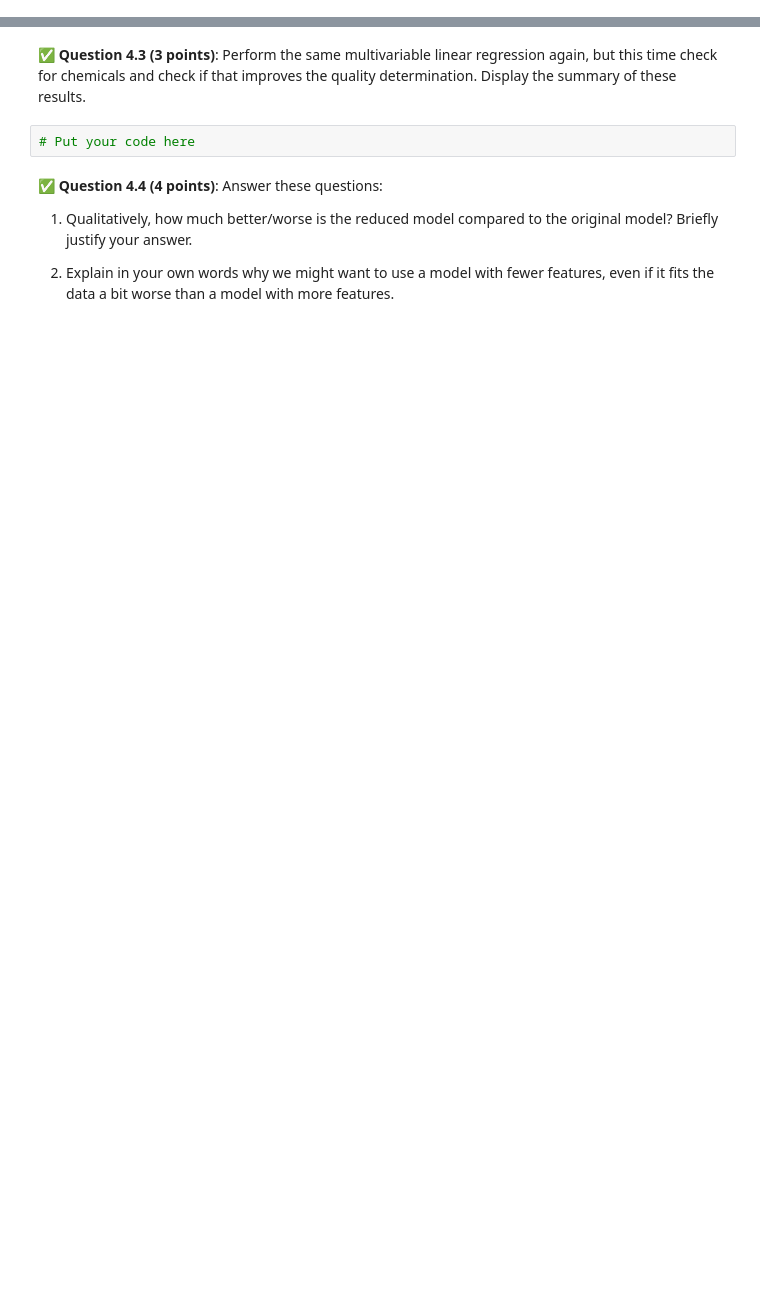
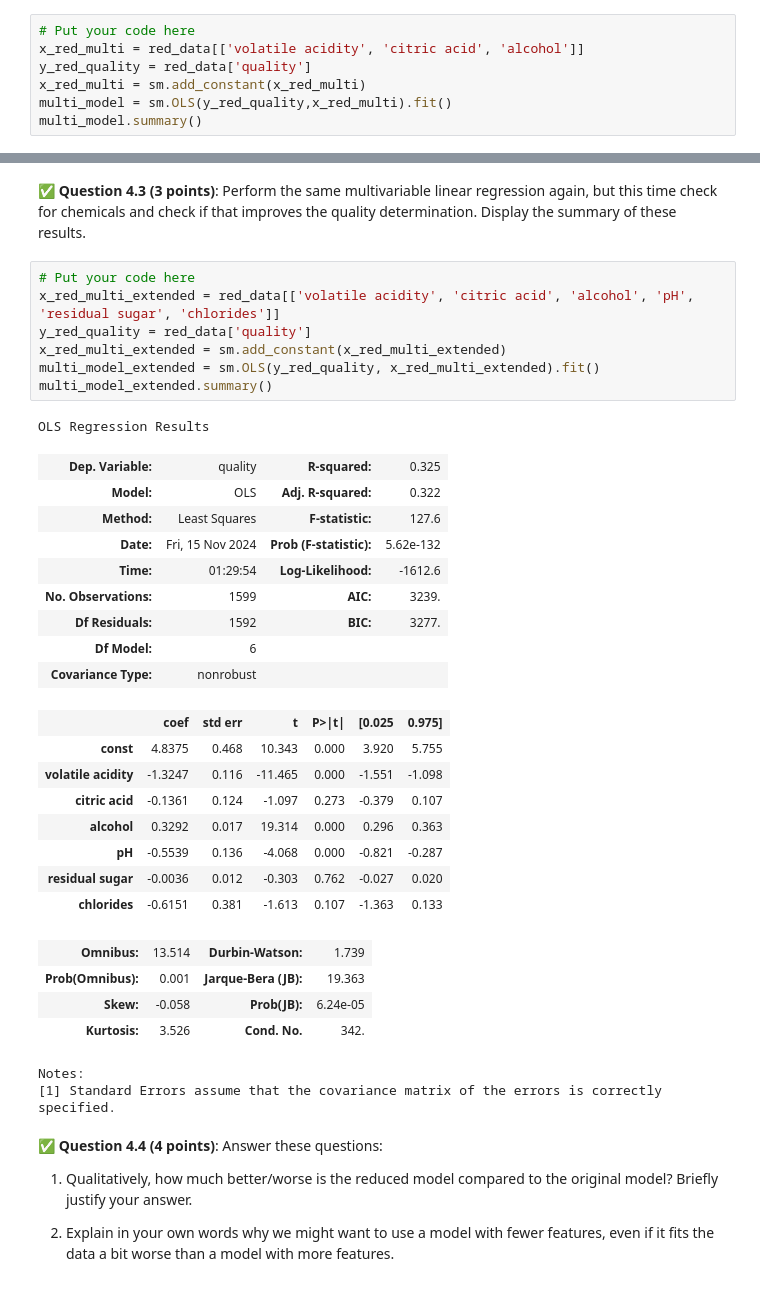
Before and after one commit to JamboLe/CMSE202-f24-turnin, a Jupyter notebook: hw-03/HW-03_Regression-STUDENT.ipynb, the cells around one changed output, grey strips where cells are left out. Saved outputs shown, nothing was run; the diff lists cells and outputs as text; blank space fills up the shorter version.

```diff
--- a/hw-03/HW-03_Regression-STUDENT.ipynb
+++ b/hw-03/HW-03_Regression-STUDENT.ipynb
@@ -323,0 +316,7 @@ In this part, we'll use multiple features to predict the **quality** of **red**
+# %%
+# Put your code here
+x_red_multi = red_data[['volatile acidity', 'citric acid', 'alcohol']]
+y_red_quality = red_data['quality']
+x_red_multi = sm.add_constant(x_red_multi)
+multi_model = sm.OLS(y_red_quality,x_red_multi).fit()
+multi_model.summary()
@@ -332,7 +357,37 @@ In this part, we'll use multiple features to predict the **quality** of **red**
 # %% [markdown]
 &#9989;  **Question 4.3 (3 points)**: Perform the same multivariable linear regression again, but this time check for chemicals and check if that improves the quality determination. Display the summary of these results.
-# %%
-# Put your code here
+# %%
+# Put your code here
+x_red_multi_extended = red_data[['volatile acidity', 'citric acid', 'alcohol', 'pH', 'residual sugar', 'chlorides']]
+y_red_quality = red_data['quality']
+x_red_multi_extended = sm.add_constant(x_red_multi_extended)
+multi_model_extended = sm.OLS(y_red_quality, x_red_multi_extended).fit()
+multi_model_extended.summary()
+# %% [output]
+OLS Regression Results
+| Dep. Variable: | quality | R-squared: | 0.325 |
+| Model: | OLS | Adj. R-squared: | 0.322 |
+| Method: | Least Squares | F-statistic: | 127.6 |
+| Date: | Fri, 15 Nov 2024 | Prob (F-statistic): | 5.62e-132 |
+| Time: | 01:29:54 | Log-Likelihood: | -1612.6 |
+| No. Observations: | 1599 | AIC: | 3239. |
+| Df Residuals: | 1592 | BIC: | 3277. |
+| Df Model: | 6 |  |  |
+| Covariance Type: | nonrobust |  |  |
+|  | coef | std err | t | P>|t| | [0.025 | 0.975] |
+| const | 4.8375 | 0.468 | 10.343 | 0.000 | 3.920 | 5.755 |
+| volatile acidity | -1.3247 | 0.116 | -11.465 | 0.000 | -1.551 | -1.098 |
+| citric acid | -0.1361 | 0.124 | -1.097 | 0.273 | -0.379 | 0.107 |
+| alcohol | 0.3292 | 0.017 | 19.314 | 0.000 | 0.296 | 0.363 |
+| pH | -0.5539 | 0.136 | -4.068 | 0.000 | -0.821 | -0.287 |
+| residual sugar | -0.0036 | 0.012 | -0.303 | 0.762 | -0.027 | 0.020 |
+| chlorides | -0.6151 | 0.381 | -1.613 | 0.107 | -1.363 | 0.133 |
+| Omnibus: | 13.514 | Durbin-Watson: | 1.739 |
+| Prob(Omnibus): | 0.001 | Jarque-Bera (JB): | 19.363 |
+| Skew: | -0.058 | Prob(JB): | 6.24e-05 |
+| Kurtosis: | 3.526 | Cond. No. | 342. |
+Notes:
+[1] Standard Errors assume that the covariance matrix of the errors is correctly specified.
 # %% [markdown]
 &#9989;  **Question 4.4 (4 points)**: Answer these questions:
 
```
Also changed, not shown: parts of 8 cells of this notebook.
